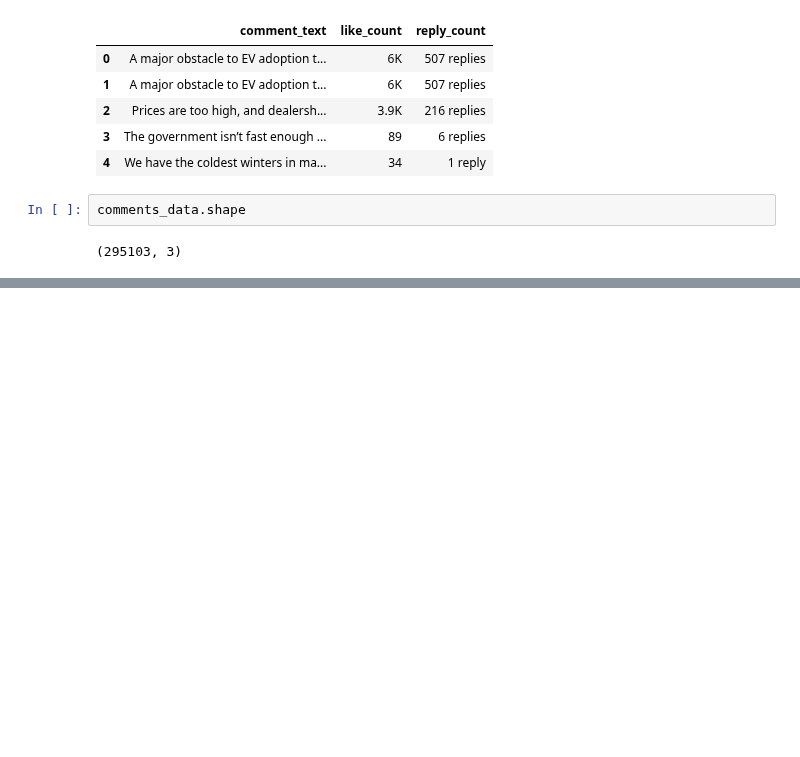
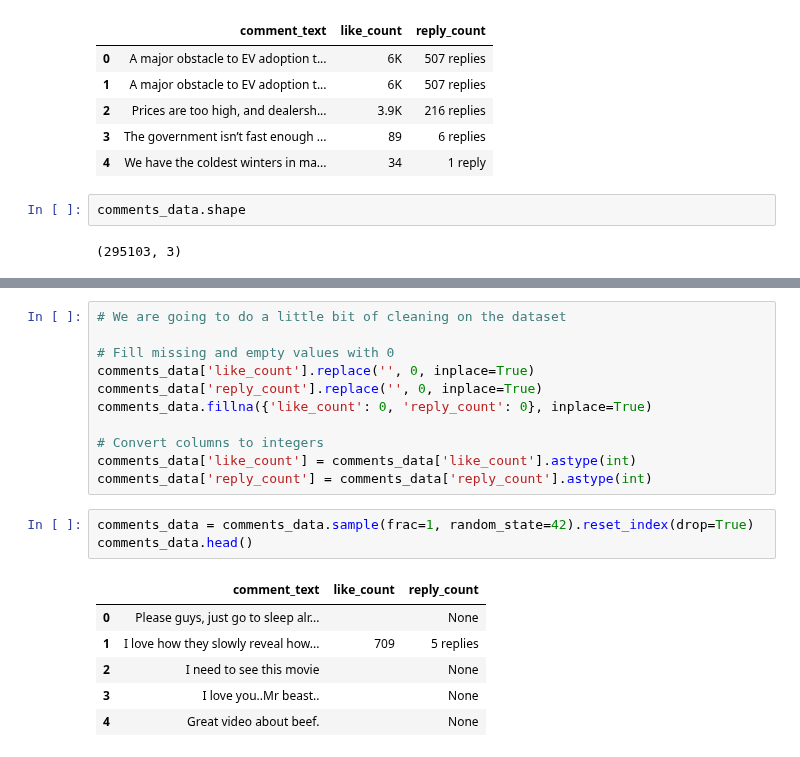
Before and after one commit to kkrusere/youTube-comments-Analyzer, a Jupyter notebook: LLM_fine-tuned.ipynb, the cells around one changed output, grey strips where cells are left out. Saved outputs shown, nothing was run; the diff lists cells and outputs as text; blank space fills up the shorter version.

```diff
--- a/LLM_fine-tuned.ipynb
+++ b/LLM_fine-tuned.ipynb
@@ -144,0 +158,21 @@ comments_data.shape
+# %%
+# We are going to do a little bit of cleaning on the dataset
+
+# Fill missing and empty values with 0
+comments_data['like_count'].replace('', 0, inplace=True)
+comments_data['reply_count'].replace('', 0, inplace=True)
+comments_data.fillna({'like_count': 0, 'reply_count': 0}, inplace=True)
+
+# Convert columns to integers
+comments_data['like_count'] = comments_data['like_count'].astype(int)
+comments_data['reply_count'] = comments_data['reply_count'].astype(int)
+# %%
+comments_data = comments_data.sample(frac=1, random_state=42).reset_index(drop=True)
+comments_data.head()
+# %% [output]
+|  | comment_text | like_count | reply_count |
+| 0 | Please guys, just go to sleep alr... |  | None |
+| 1 | I love how they slowly reveal how... | 709 | 5 replies |
+| 2 | I need to see this movie |  | None |
+| 3 | I love you..Mr beast.. |  | None |
+| 4 | Great video about beef. |  | None |
```
Also changed, not shown: parts of 7 cells of this notebook.
